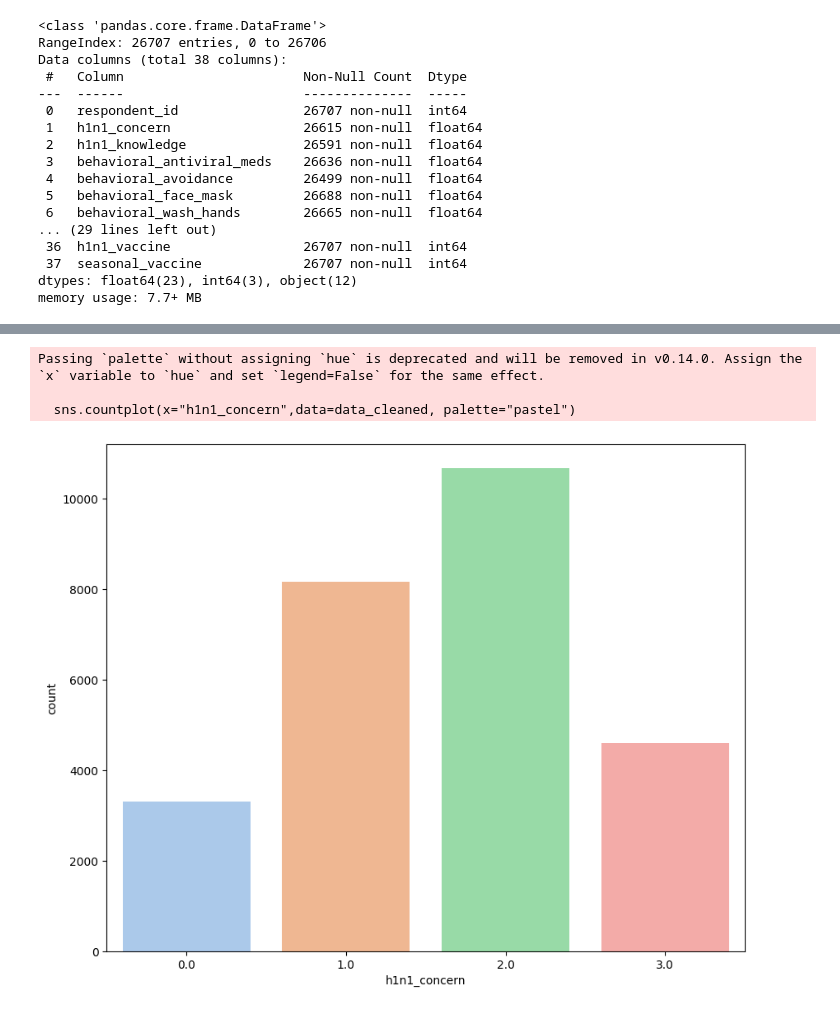
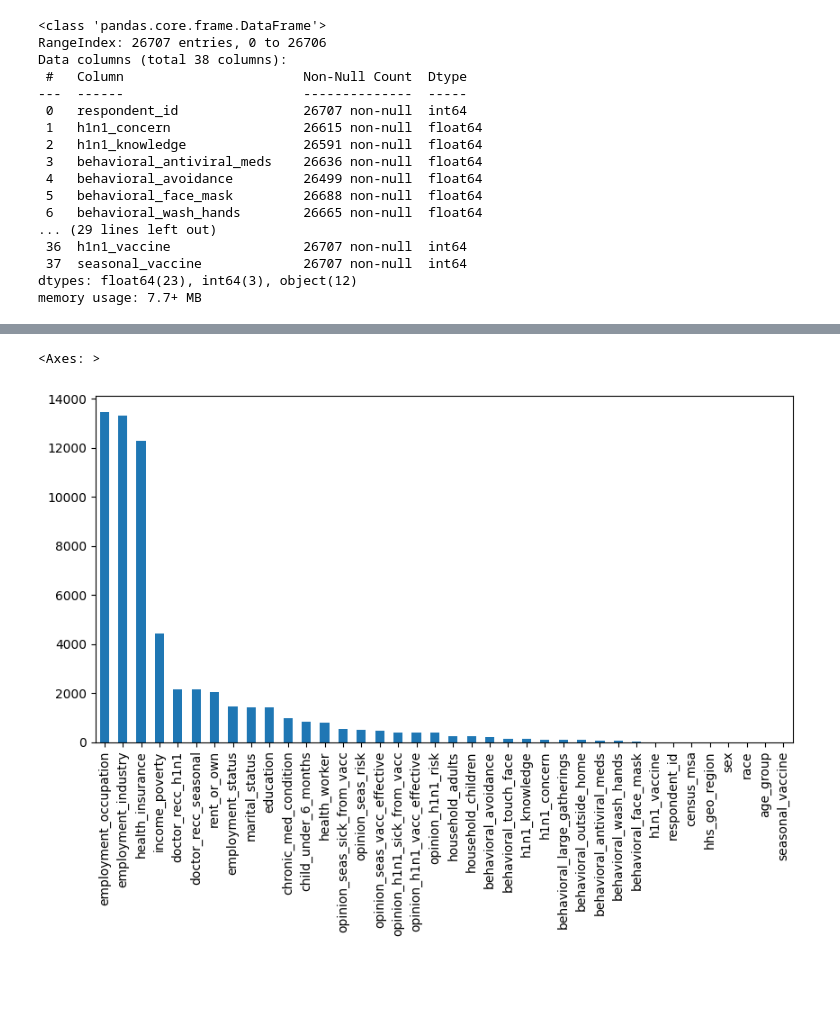
Before and after one commit to keyjack0/analisis-algoritma, a Jupyter notebook: analisis-alogritma.ipynb, the cells around one changed output, grey strips where cells are left out. Cells and saved outputs as stored; diff of their text form; code cells hidden in the pictures; blank space fills up the shorter version.

```diff
--- a/analisis-alogritma.ipynb
+++ b/analisis-alogritma.ipynb
@@ -108,6 +66,0 @@ Passing `palette` without assigning `hue` is deprecated and will be removed in v
-# %%
-data['age_group'] = data['age_group'].str.split().str[0]
-# %%
-#drop kolom yang tidak diperlukan (fokus hanya ke pada label h1n1_vaccine)
-
-data.drop(columns=["respondent_id","health_insurance","doctor_recc_seasonal","opinion_seas_vacc_effective","opinion_seas_risk","opinion_seas_sick_from_vacc","race","race","hhs_geo_region","employment_industry","employment_occupation", "seasonal_vaccine"], inplace=True)
@@ -242,9 +67,5 @@ Passing `palette` without assigning `hue` is deprecated and will be removed in v
-# %%
-plt.figure(figsize=(10,8))
-sns.countplot(x="h1n1_concern",data=data_cleaned, palette="pastel")
-plt.show()
-# %% [output]
-Passing `palette` without assigning `hue` is deprecated and will be removed in v0.14.0. Assign the `x` variable to `hue` and set `legend=False` for the same effect.
-
-  sns.countplot(x="h1n1_concern",data=data_cleaned, palette="pastel")
-[figure, removed]
+# %%
+data.isna().sum().sort_values(ascending=False).plot(kind='bar', figsize=(10,5))
+# %% [output]
+<Axes: >
+[figure, added]
```
Also changed, not shown: parts of 51 cells of this notebook, 14 other files.
